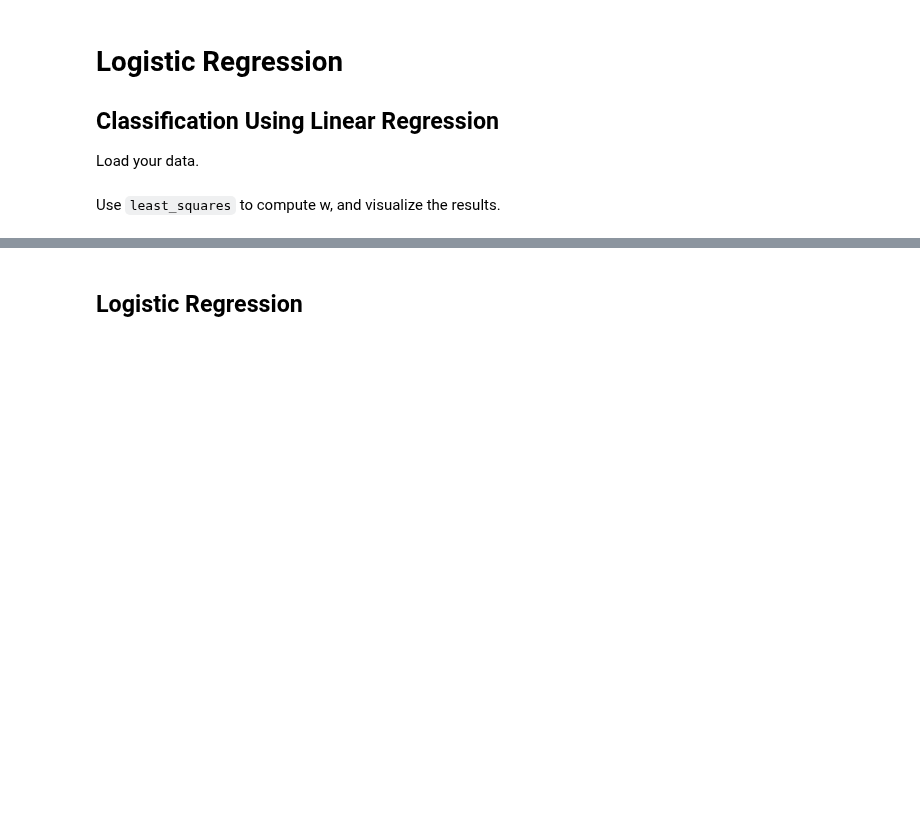
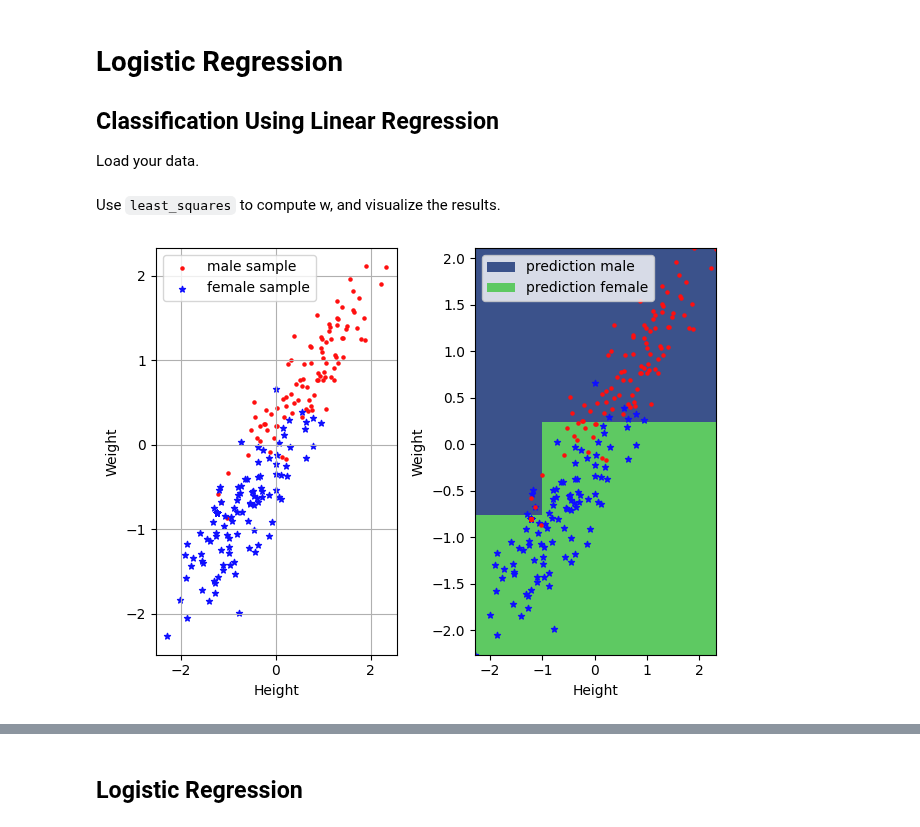
Before and after one commit to emka-gre/ML_course, a Jupyter notebook: labs/ex05/template/ex05.ipynb, the cells around one changed output, grey strips where cells are left out. Cells and saved outputs as stored; diff of their text form; code cells hidden in the pictures; blank space fills up the shorter version.

```diff
--- a/labs/ex05/template/ex05.ipynb
+++ b/labs/ex05/template/ex05.ipynb
@@ -30,28 +33,34 @@ Use `least_squares` to compute w, and visualize the results.
 # %%
 from least_squares import least_squares
 from plots import visualization
 
 
 def least_square_classification_demo(y, x):
     """Least square demo
 
     Args:
         y:  shape=(N, 1)
         x:  shape=(N, 2)
     """
     # classify the data by linear regression
     tx = np.c_[np.ones((y.shape[0], 1)), x]
     # ***************************************************
     # INSERT YOUR CODE HERE
     # classify the data by linear regression: TODO
+
     # ***************************************************
     # w = least squares with respect to tx and y
+    w, _ = least_squares(y,tx)
+    mean_x = np.mean(x)
+    std_x = np.std(x)
 
     # visualize your classification.
     visualization(y, x, mean_x, std_x, w, "classification_by_least_square")
 
 
 least_square_classification_demo(y, x)
+# %% [output]
+[figure, added]
 # %% [markdown]
 #### The `least_square_classification_demo` is expected to show
 
```
Also changed, not shown: parts of 13 cells of this notebook, 5 other files.
